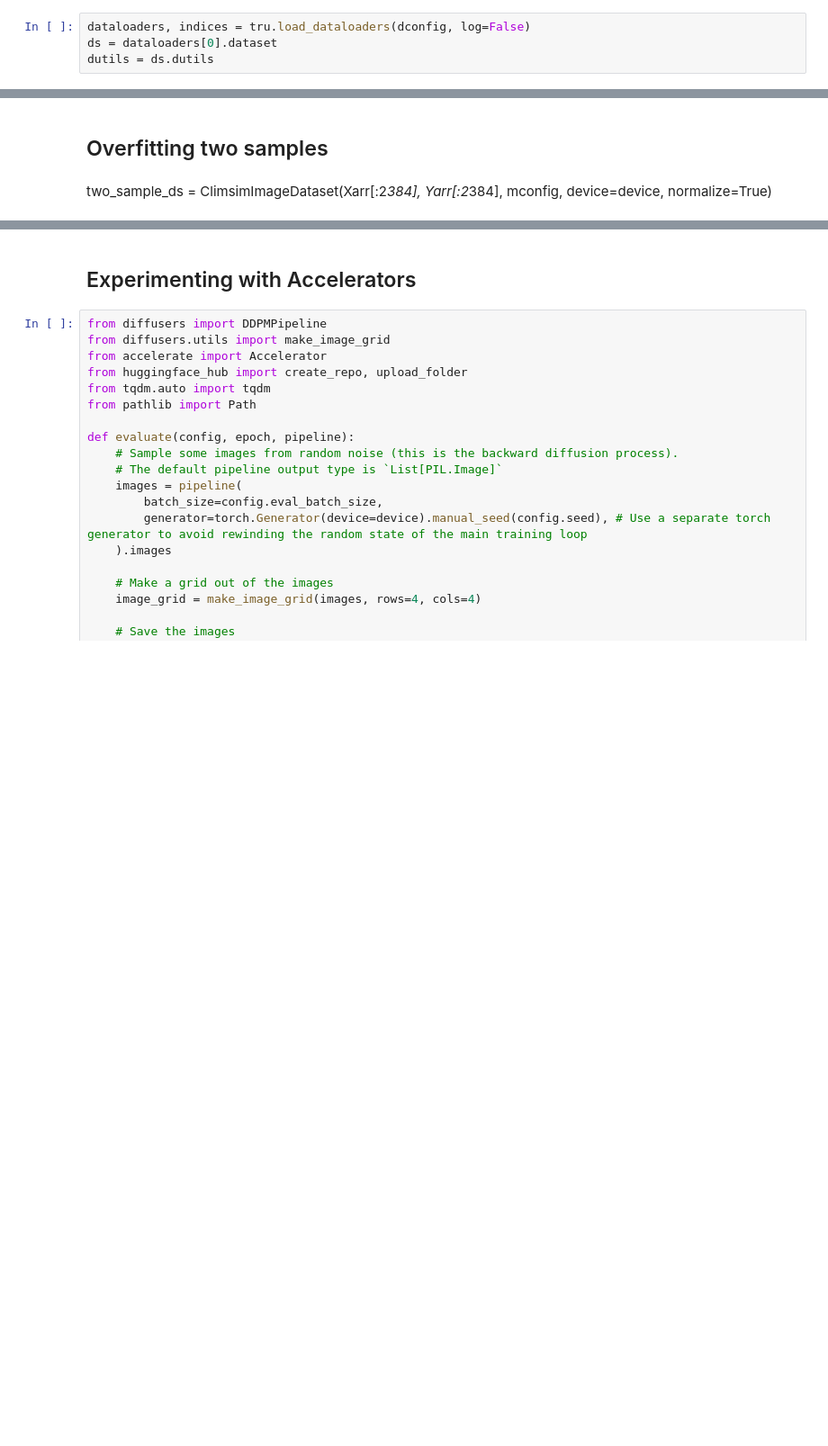
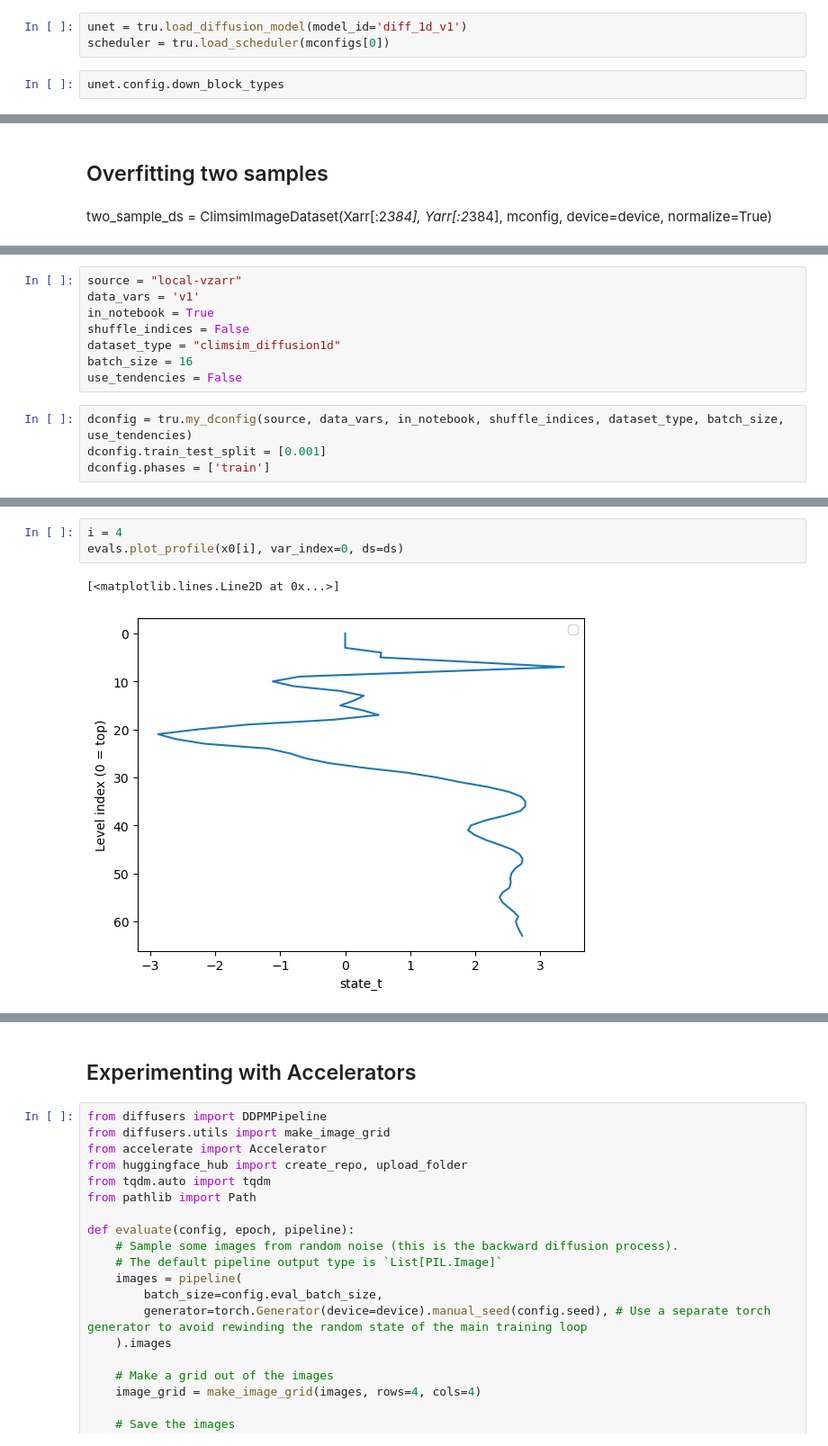
Before and after one commit to SammyAgrawal/diffusion-climsim, a Jupyter notebook: Notebooks/DebuggingRuns.ipynb, the cells around one changed output, grey strips where cells are left out. Shown at 90% size. Cells and saved outputs as stored; diff of their text form; blank space fills up the shorter version.

```diff
--- a/Notebooks/DebuggingRuns.ipynb
+++ b/Notebooks/DebuggingRuns.ipynb
@@ -386,5 +391,6 @@ ModelConfig(model_type='baseline', data_vars='v1', scheduler_type='ddpm', unet=U
+# %%
+unet = tru.load_diffusion_model(model_id='diff_1d_v1')
+scheduler = tru.load_scheduler(mconfigs[0])
 # %%
-dataloaders, indices = tru.load_dataloaders(dconfig, log=False)
-ds = dataloaders[0].dataset
-dutils = ds.dutils
+unet.config.down_block_types
 # %% [output]
@@ -1021,0 +1050,12 @@ two_sample_ds = ClimsimImageDataset(Xarr[:2*384], Yarr[:2*384], mconfig, device=
+# %%
+source = "local-vzarr"
+data_vars = 'v1'
+in_notebook = True
+shuffle_indices = False
+dataset_type = "climsim_diffusion1d"
+batch_size = 16
+use_tendencies = False
+# %%
+dconfig = tru.my_dconfig(source, data_vars, in_notebook, shuffle_indices, dataset_type, batch_size, use_tendencies)
+dconfig.train_test_split = [0.001]
+dconfig.phases = ['train']
@@ -1056,0 +1142,6 @@ lr_scheduler = load_lr_scheduler(tconfig, )
+# %%
+i = 4
+evals.plot_profile(x0[i], var_index=0, ds=ds)
+# %% [output]
+[<matplotlib.lines.Line2D at 0x...>]
+[figure, added]
```
Also changed, not shown: parts of 119 cells of this notebook, 16 other files.
